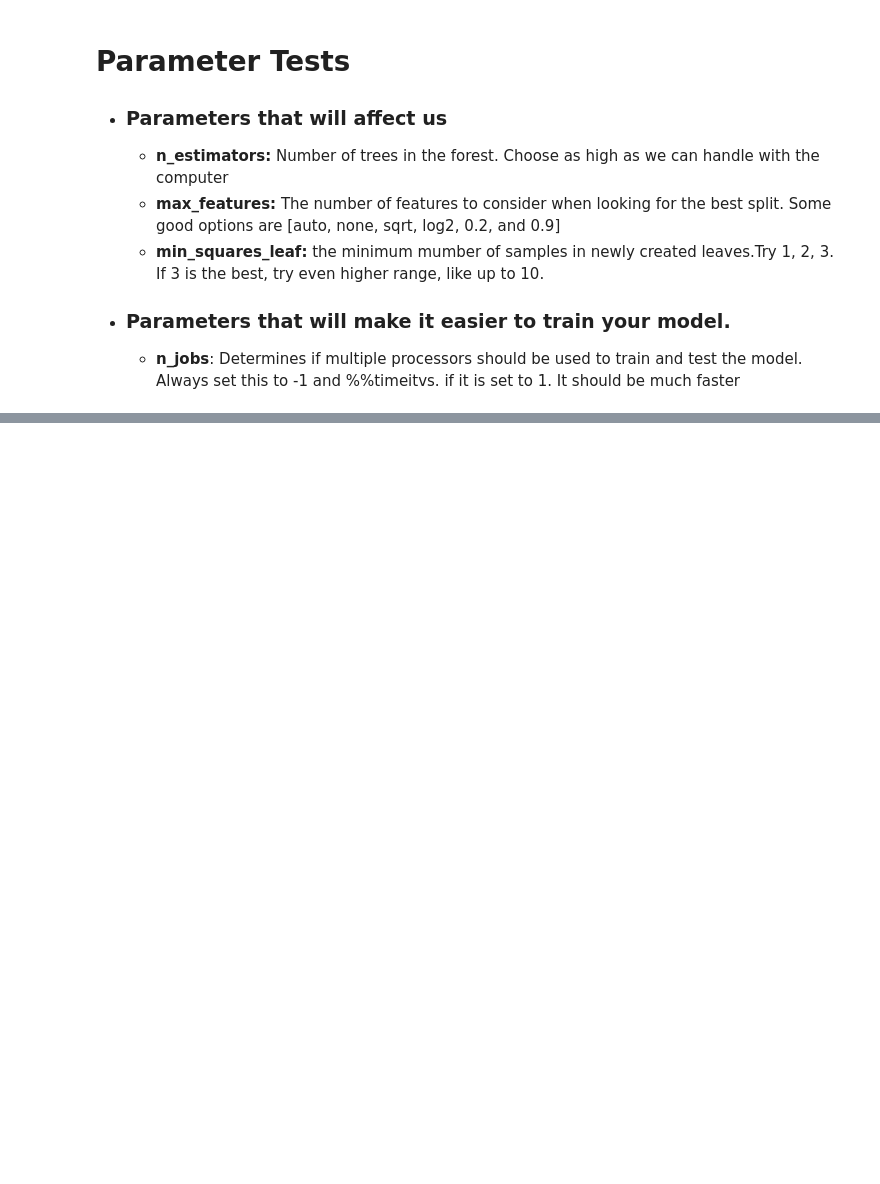
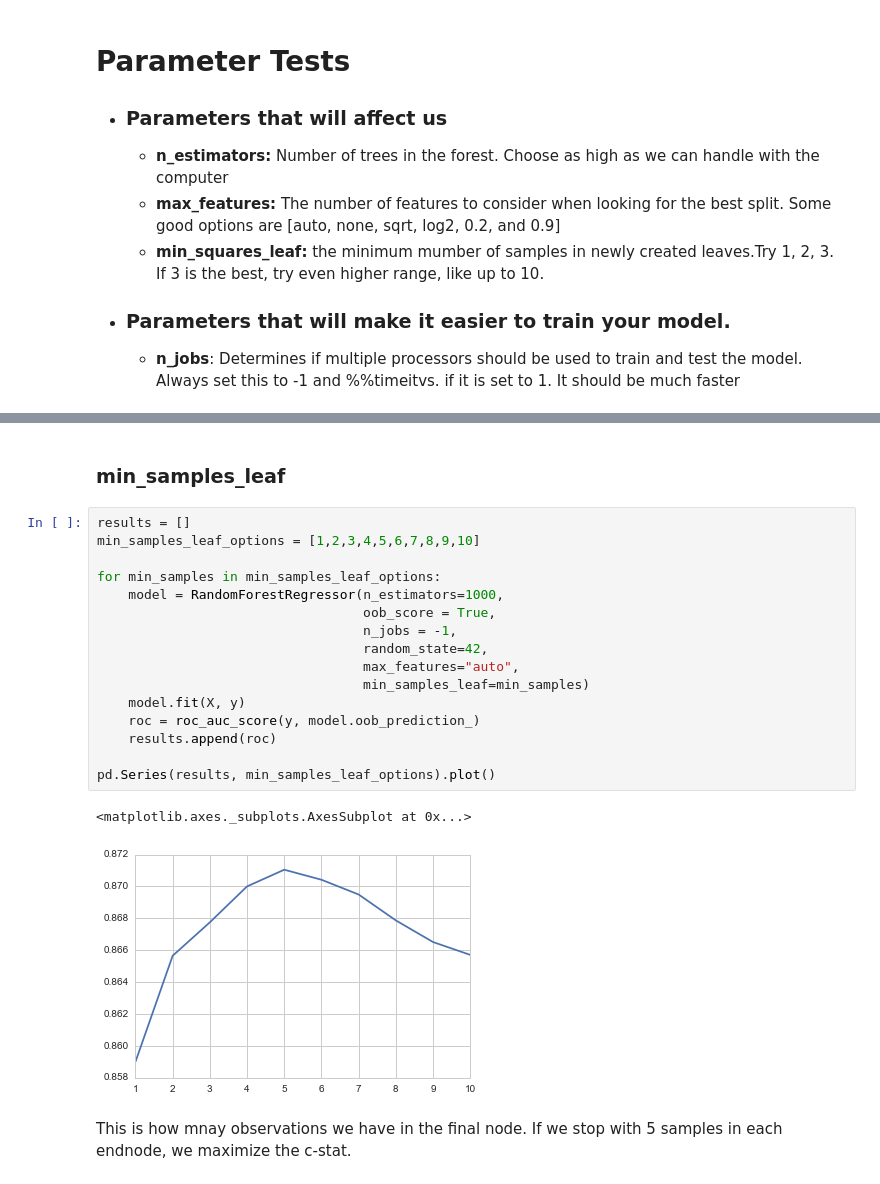
Before and after one commit to drrcool/KaggleComps, a Jupyter notebook: Titanic/Titanic_Visualization.ipynb, the cells around one changed output, grey strips where cells are left out. Saved outputs shown, nothing was run; the diff lists cells and outputs as text; blank space fills up the shorter version.

```diff
--- a/Titanic/Titanic_Visualization.ipynb
+++ b/Titanic/Titanic_Visualization.ipynb
@@ -438,0 +502,23 @@ model.fit(X, y)
+# %% [markdown]
+### min_samples_leaf
+# %%
+results = []
+min_samples_leaf_options = [1,2,3,4,5,6,7,8,9,10]
+
+for min_samples in min_samples_leaf_options:
+    model = RandomForestRegressor(n_estimators=1000,
+                                  oob_score = True,
+                                  n_jobs = -1,
+                                  random_state=42,
+                                  max_features="auto",
+                                  min_samples_leaf=min_samples)
+    model.fit(X, y)
+    roc = roc_auc_score(y, model.oob_prediction_)
+    results.append(roc)
+
+pd.Series(results, min_samples_leaf_options).plot()
+# %% [output]
+<matplotlib.axes._subplots.AxesSubplot at 0x...>
+[figure, added]
+# %% [markdown]
+This is how mnay observations we have in the final node.  If we stop with 5 samples in each endnode, we maximize the c-stat.
```
Also changed, not shown: parts of 29 cells of this notebook.
